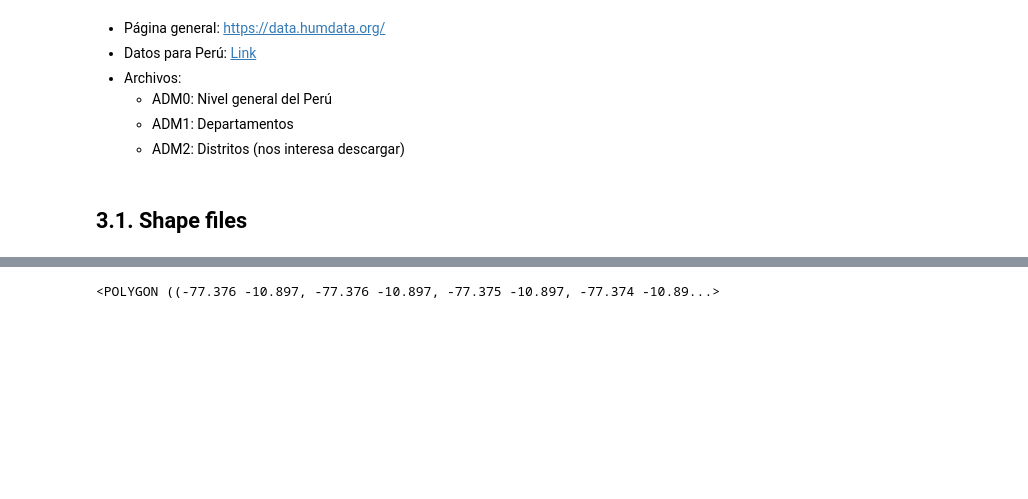
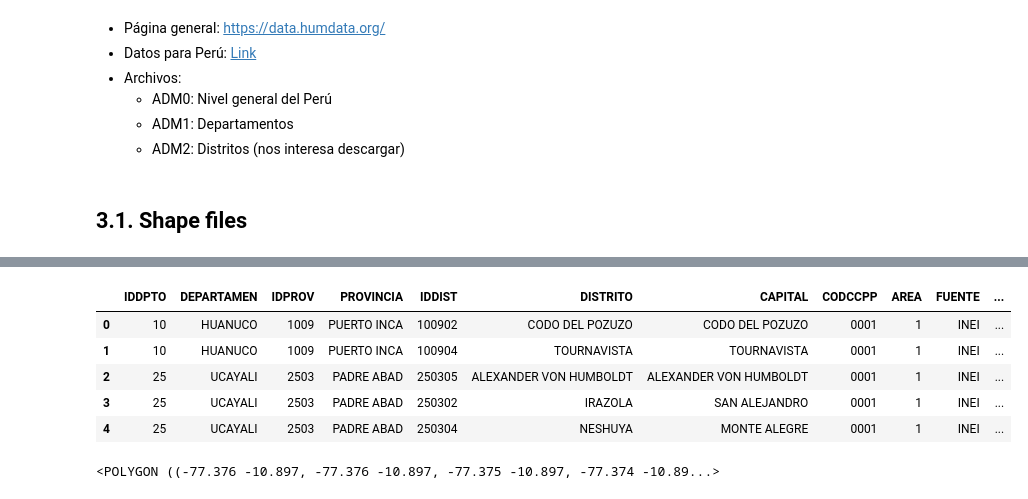
Before and after one commit to ulisesrodas/Python-for-DataScience, a Jupyter notebook: 8. Geopandas.ipynb, the cells around one changed output, grey strips where cells are left out. Drawn from its saved outputs; the diff is of its cells as text; code cells hidden in the pictures; blank space fills up the shorter version.

```diff
--- a/8. Geopandas.ipynb
+++ b/8. Geopandas.ipynb
@@ -128,4 +134,4 @@ cv_data.head(5)
 ## <a id ='3.1.'>3.1. Shape files</a>
 # %%
 # Importar archivo shape file de distritos del Perú:
-maps = gpd.read_file(r'data/shape_files/DISTRITOS.shp')
+ruta_shapefile = os.path.join("data", "shape_files", "DISTRITOS.shp")
@@ -148,3 +138,16 @@ maps
+# %%
+# Leemos el archivo. No necesitamos encoding utf-8 porque es un shapefile, no un csv
+maps = gpd.read_file(ruta_shapefile)
+
+# Mostramos las primeras filas
+maps.head()
+# %% [output]
+|  | IDDPTO | DEPARTAMEN | IDPROV | PROVINCIA | IDDIST | DISTRITO | CAPITAL | CODCCPP | AREA | FUENTE | ... |
+| 0 | 10 | HUANUCO | 1009 | PUERTO INCA | 100902 | CODO DEL POZUZO | CODO DEL POZUZO | 0001 | 1 | INEI | ... |
+| 1 | 10 | HUANUCO | 1009 | PUERTO INCA | 100904 | TOURNAVISTA | TOURNAVISTA | 0001 | 1 | INEI | ... |
+| 2 | 25 | UCAYALI | 2503 | PADRE ABAD | 250305 | ALEXANDER VON HUMBOLDT | ALEXANDER VON HUMBOLDT | 0001 | 1 | INEI | ... |
+| 3 | 25 | UCAYALI | 2503 | PADRE ABAD | 250302 | IRAZOLA | SAN ALEJANDRO | 0001 | 1 | INEI | ... |
+| 4 | 25 | UCAYALI | 2503 | PADRE ABAD | 250304 | NESHUYA | MONTE ALEGRE | 0001 | 1 | INEI | ... |
 # %%
 # Gráfico 1: distrito (colección de puntos)
 # iloc quiere decir "integer location" (índice)
```
Also changed, not shown: parts of 4 cells of this notebook, 2 other files.
